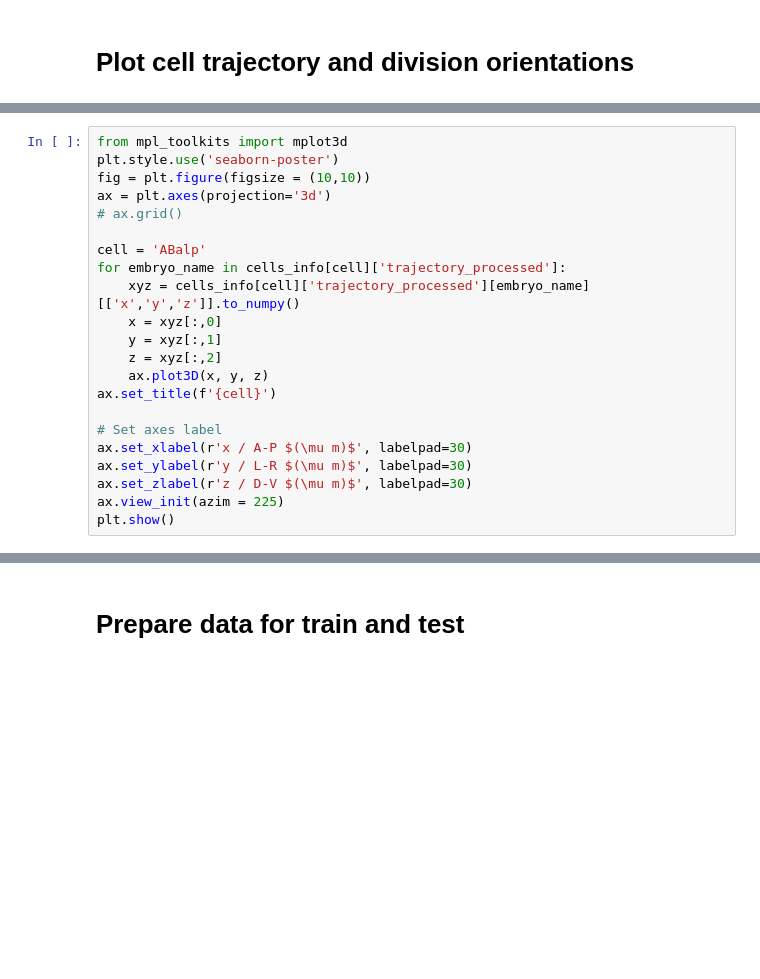
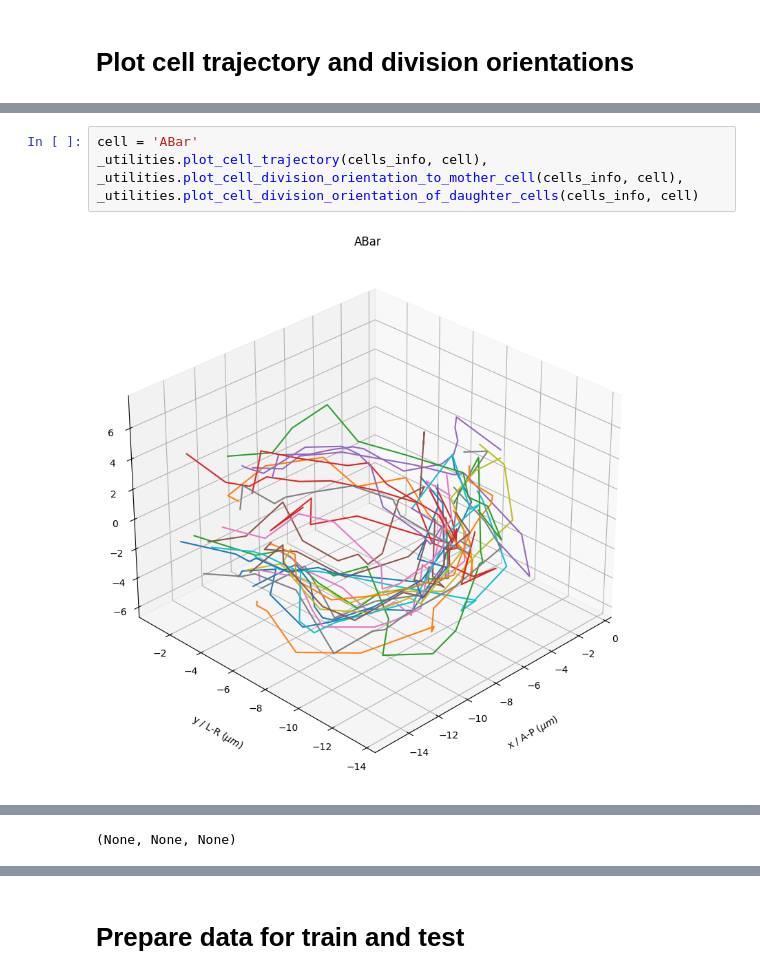
Before and after one commit to pmcesky/4D-Cell, a Jupyter notebook: prepare_data.ipynb, the cells around one changed output, grey strips where cells are left out. Cells and saved outputs as stored; diff of their text form; blank space fills up the shorter version.

```diff
--- a/prepare_data.ipynb
+++ b/prepare_data.ipynb
@@ -690,22 +574,0 @@ plt.show()
-# %%
-from mpl_toolkits import mplot3d
-plt.style.use('seaborn-poster')
-fig = plt.figure(figsize = (10,10))
-ax = plt.axes(projection='3d')
-# ax.grid()
-
-cell = 'ABalp'
-for embryo_name in cells_info[cell]['trajectory_processed']:
-    xyz = cells_info[cell]['trajectory_processed'][embryo_name][['x','y','z']].to_numpy()
-    x = xyz[:,0]
-    y = xyz[:,1]
-    z = xyz[:,2]
-    ax.plot3D(x, y, z)
-ax.set_title(f'{cell}')
-
-# Set axes label
-ax.set_xlabel(r'x / A-P $(\mu m)$', labelpad=30)
-ax.set_ylabel(r'y / L-R $(\mu m)$', labelpad=30)
-ax.set_zlabel(r'z / D-V $(\mu m)$', labelpad=30)
-ax.view_init(azim = 225)
-plt.show()
@@ -736,0 +575,5 @@ plt.show()
+# %%
+cell = 'ABar'
+_utilities.plot_cell_trajectory(cells_info, cell), _utilities.plot_cell_division_orientation_to_mother_cell(cells_info, cell), _utilities.plot_cell_division_orientation_of_daughter_cells(cells_info, cell)
+# %% [output]
+[figure, added]
@@ -736,0 +582 @@ plt.show()
+(None, None, None)
```
Also changed, not shown: parts of 19 cells of this notebook, 1 other file.
